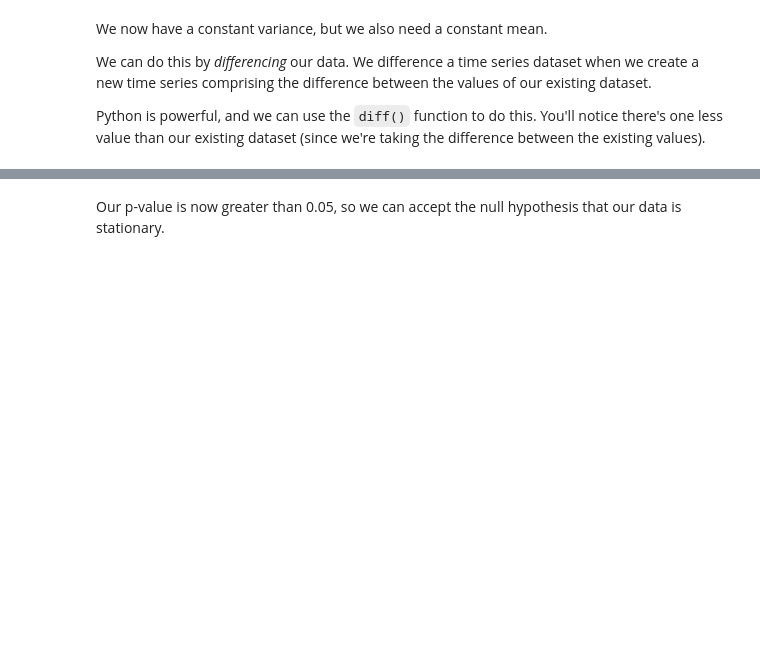
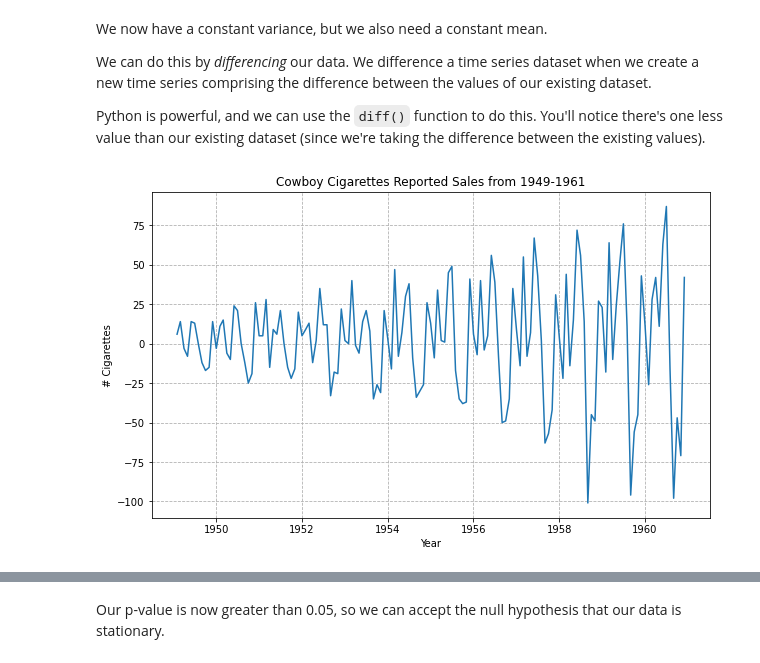
Before and after one commit to pablo-git8/Springboard-DS-Career-Track, a Jupyter notebook: Unit21-1_CowboyCigarretes_CS/Cowboy Cigarettes Case Study - Tier 3.ipynb, the cells around one changed output, grey strips where cells are left out. Saved outputs shown, nothing was run; the diff lists cells and outputs as text; code cells hidden in the pictures; blank space fills up the shorter version.

```diff
--- a/Unit21-1_CowboyCigarretes_CS/Cowboy Cigarettes Case Study - Tier 3.ipynb
+++ b/Unit21-1_CowboyCigarretes_CS/Cowboy Cigarettes Case Study - Tier 3.ipynb
@@ -368,0 +399,10 @@ _ _ _
+# %%
+plt.figure(figsize=(10,6))
+plt.plot(y_diff, '-')
+plt.xlabel('Year')
+plt.ylabel('# Cigarettes')
+plt.title('Cowboy Cigarettes Reported Sales from 1949-1961')
+plt.grid(linestyle='--')
+plt.show()
+# %% [output]
+[figure, added]
```
Also changed, not shown: parts of 17 cells of this notebook.
